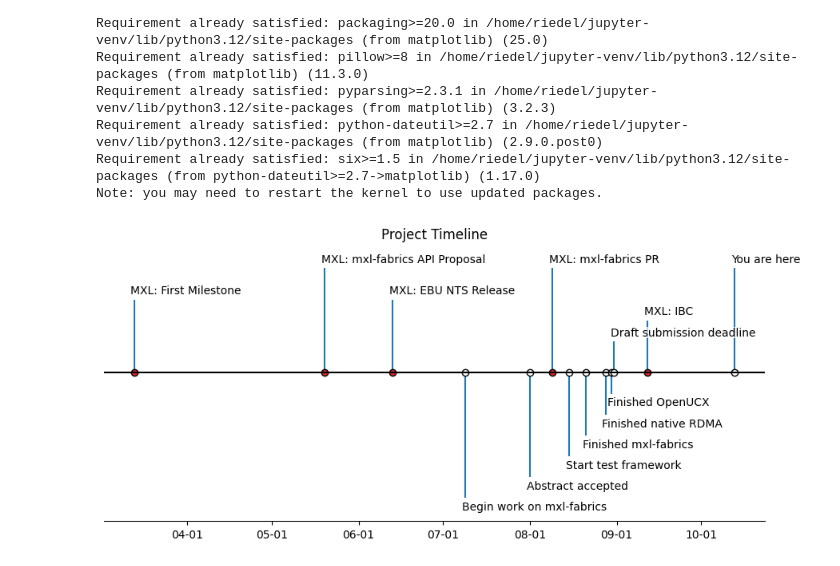
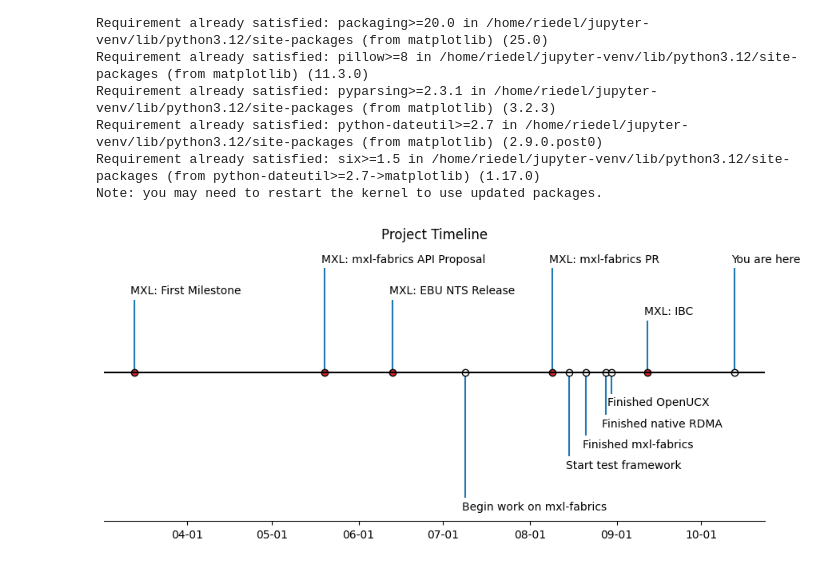
Before and after one commit to jonasohland/mts-fabrics-study, a Jupyter notebook: notebooks/study-event-timeline.ipynb, the cells around one changed output. Drawn from its saved outputs; the diff is of its cells as text; code cells hidden in the pictures.

```diff
--- a/notebooks/study-event-timeline.ipynb
+++ b/notebooks/study-event-timeline.ipynb
@@ -25,13 +25,11 @@ data = [
     {"text": "MXL: mxl-fabrics API Proposal", "date": "05-20", "level": 1},
     {"text": "MXL: mxl-fabrics PR", "date": "08-09", "level": 1},
     {"text": "MXL: IBC", "date": "09-12", "level": 0.5},
-    {"text": "Abstract accepted", "date": "08-01", "level": -1},
     {"text": "Begin work on mxl-fabrics", "date": "07-09", "level": -1.2},
     {"text": "Start test framework", "date": "08-15", "level": -0.8},
     {"text": "Finished mxl-fabrics", "date": "08-21", "level": -0.6},
     {"text": "Finished native RDMA", "date": "08-28", "level": -0.4},
     {"text": "Finished OpenUCX", "date": "08-30", "level": -0.2},
-    {"text": "Draft submission deadline", "date": "08-31", "level": 0.3},
     {"text": "You are here", "date": "10-13", "level": 1},
 ]
 
@@ -44,31 +42,31 @@ def is_mxl_event(str):
 
 fig, ax = plt.subplots(figsize=(8.8, 4), layout="constrained")
 ax.set(title="Project Timeline")
 ax.vlines(dates, 0, levels)
 
 mxl_dates = [date for date, release in zip(dates, events) if is_mxl_event(release)]
 riedel_dates = [date for date, release in zip(dates, events)
                if not is_mxl_event(release)]
 ax.plot(riedel_dates, np.zeros_like(riedel_dates), "ko", mfc="white")
 ax.plot(mxl_dates, np.zeros_like(mxl_dates), "ko", mfc="tab:red")
 
 for date, level, event in zip(dates, levels, events):
     ax.annotate(event, xy=(date, level),
                 xytext=(-3, np.sign(level)*3), textcoords="offset points",
                 verticalalignment="bottom" if level > 0 else "top",
                 weight="bold" if is_feature(release) else "normal",
                 bbox=dict(boxstyle='square', pad=0, lw=0, fc=(1, 1, 1, 0.7)))
 
 ax.axhline(0, c="black")
 
 ax.xaxis.set(major_locator=mdates.MonthLocator(),
 major_formatter=mdates.DateFormatter("%m-%d"))
 
 # Remove the y-axis and some spines.
 ax.yaxis.set_visible(False)
 ax.spines[["left", "top", "right"]].set_visible(False)
 
 ax.margins(y=0.1)
 plt.show()
 # %% [output]
-[figure, old version]
+[figure, new version]
```
